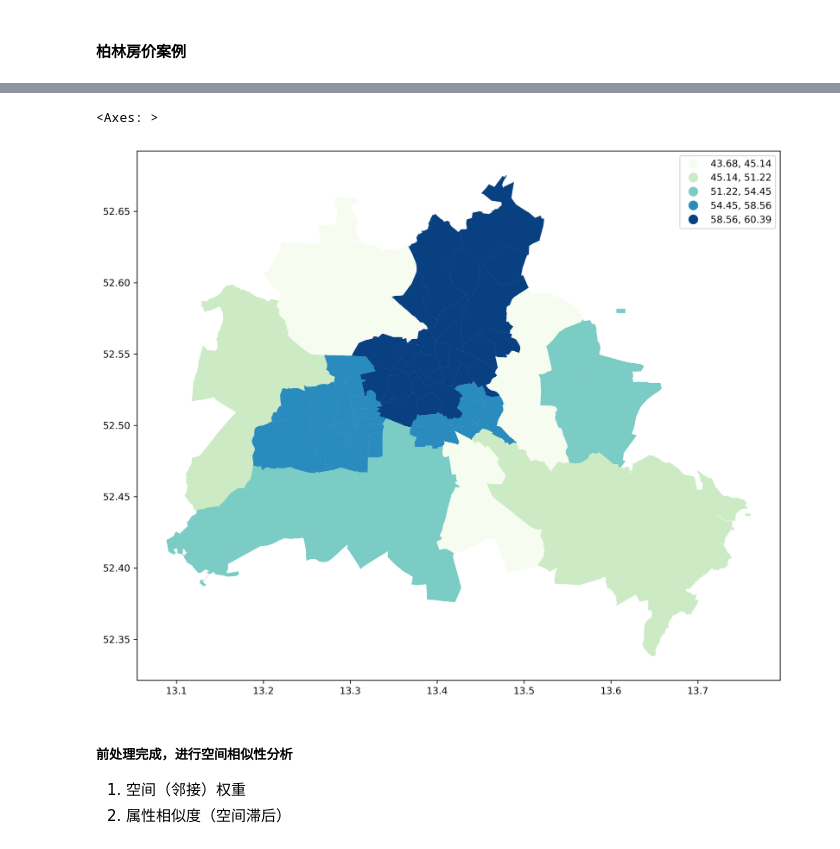
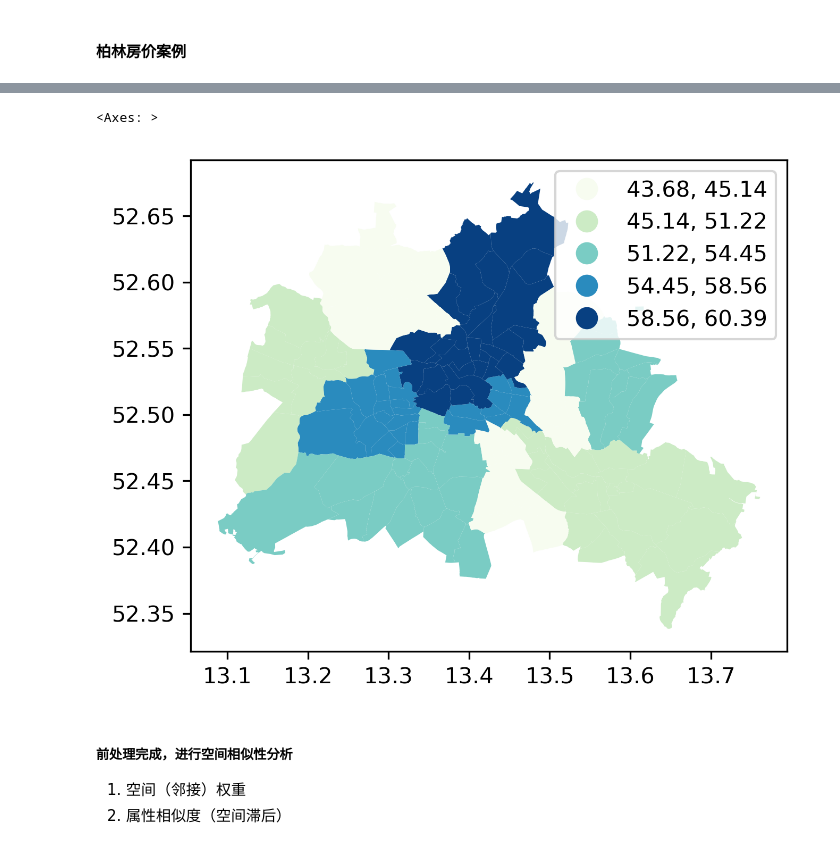
Before and after one commit to guanxinbusuan/GeoProject, a Jupyter notebook: PysalProject/2.ipynb, the cells around one changed output, grey strips where cells are left out. Drawn from its saved outputs; the diff is of its cells as text; code cells hidden in the pictures.

```diff
--- a/PysalProject/2.ipynb
+++ b/PysalProject/2.ipynb
@@ -46,10 +46,10 @@ For example, when doing 'df[col].method(value, inplace=True)', try using 'df.met
 # %%
 #美化一下这个示例图
-fig, ax = plt.subplots(figsize=(12,10),dpi=300, subplot_kw={'aspect':'equal'})
+fig, ax = plt.subplots(figsize=(5,4),dpi=300, subplot_kw={'aspect':'equal'})
 gdf.plot(column='median_pri', scheme='Quantiles', k=5, cmap='GnBu', legend=True, ax=ax)
 # %% [output]
 <Axes: >
-[figure, old version]
+[figure, new version]
 # %% [markdown]
 ##### 前处理完成，进行空间相似性分析
 1. 空间（邻接）权重
```
Also changed, not shown: parts of 38 cells of this notebook.
